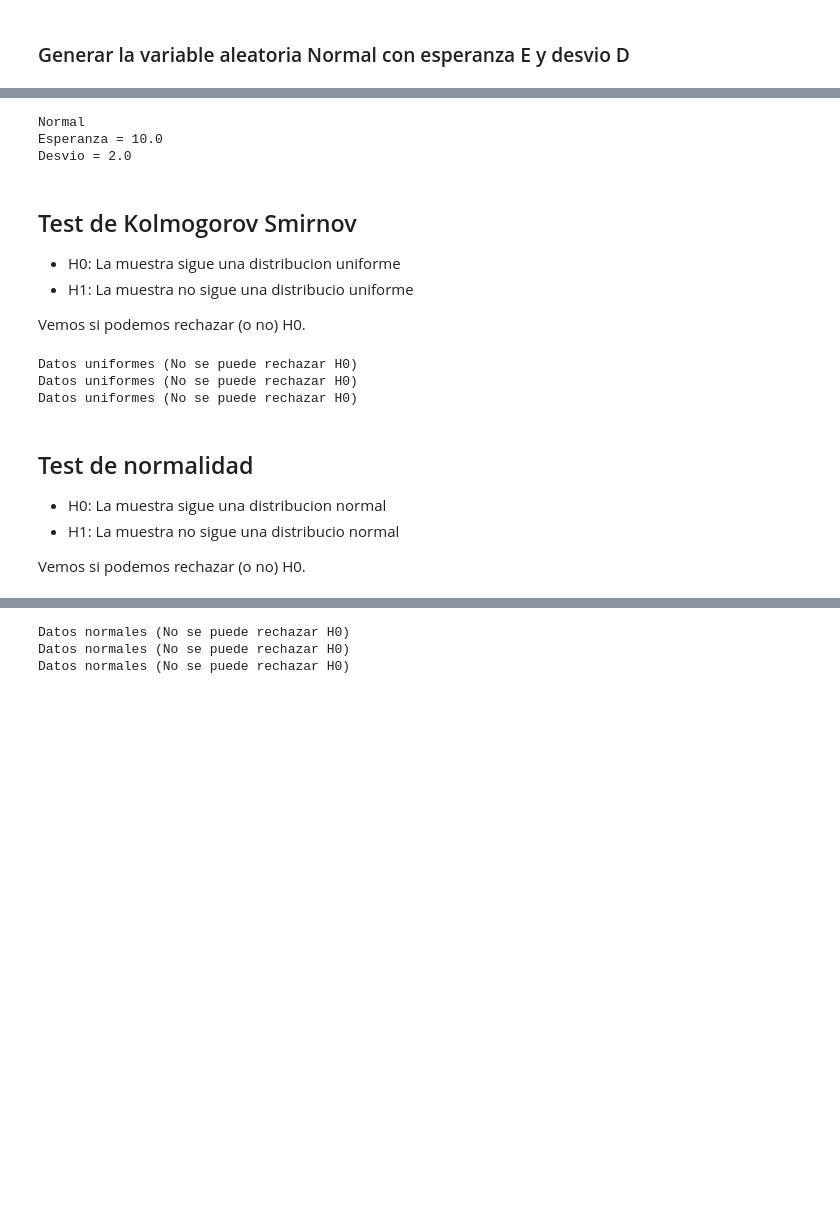
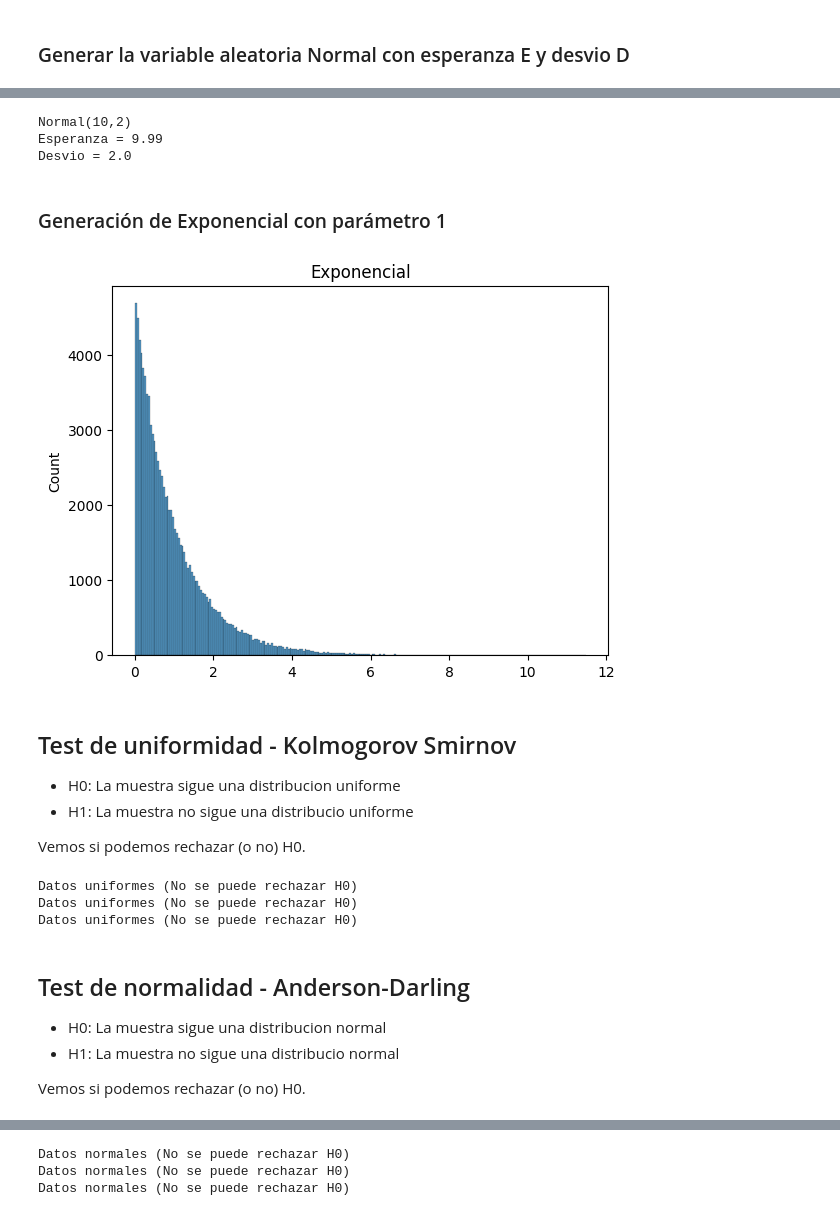
Before and after one commit to ramirogestoso/simulacion-2c-2022, a Jupyter notebook: testRand.ipynb, the cells around one changed output, grey strips where cells are left out. Saved outputs shown, nothing was run; the diff lists cells and outputs as text; code cells hidden in the pictures; blank space fills up the shorter version.

```diff
--- a/testRand.ipynb
+++ b/testRand.ipynb
@@ -129,13 +162,22 @@ sns.histplot(bins=100, x=normal2)
 # Verificamos
 esp = round(normal2.mean(), 2)
 desv = round(normal2.std(), 2)
-print(f'Normal\nEsperanza = {esp}\nDesvio = {desv}')
+print(f'Normal(10,2)\nEsperanza = {esp}\nDesvio = {desv}')
 # %% [output]
-Normal
-Esperanza = 10.0
+Normal(10,2)
+Esperanza = 9.99
 Desvio = 2.0
+# %% [markdown]
+### Generación de Exponencial con parámetro 1
+# %%
+exp = gen.generate_exponential(1, 100_000)
+sns.histplot(exp)
+plt.title('Exponencial')
+plt.show()
+# %% [output]
+[figure, added]
 # %% [markdown]
-## Test de Kolmogorov Smirnov
+## Test de uniformidad - Kolmogorov Smirnov
 * H0: La muestra sigue una distribucion uniforme
 * H1: La muestra no sigue una distribucio uniforme
 
@@ -154,7 +195,7 @@ Datos uniformes (No se puede rechazar H0)
 Datos uniformes (No se puede rechazar H0)
 Datos uniformes (No se puede rechazar H0)
 # %% [markdown]
-## Test de normalidad
+## Test de normalidad - Anderson-Darling
 
 * H0: La muestra sigue una distribucion normal
 * H1: La muestra no sigue una distribucio normal
```
Also changed, not shown: parts of 61 cells of this notebook.
